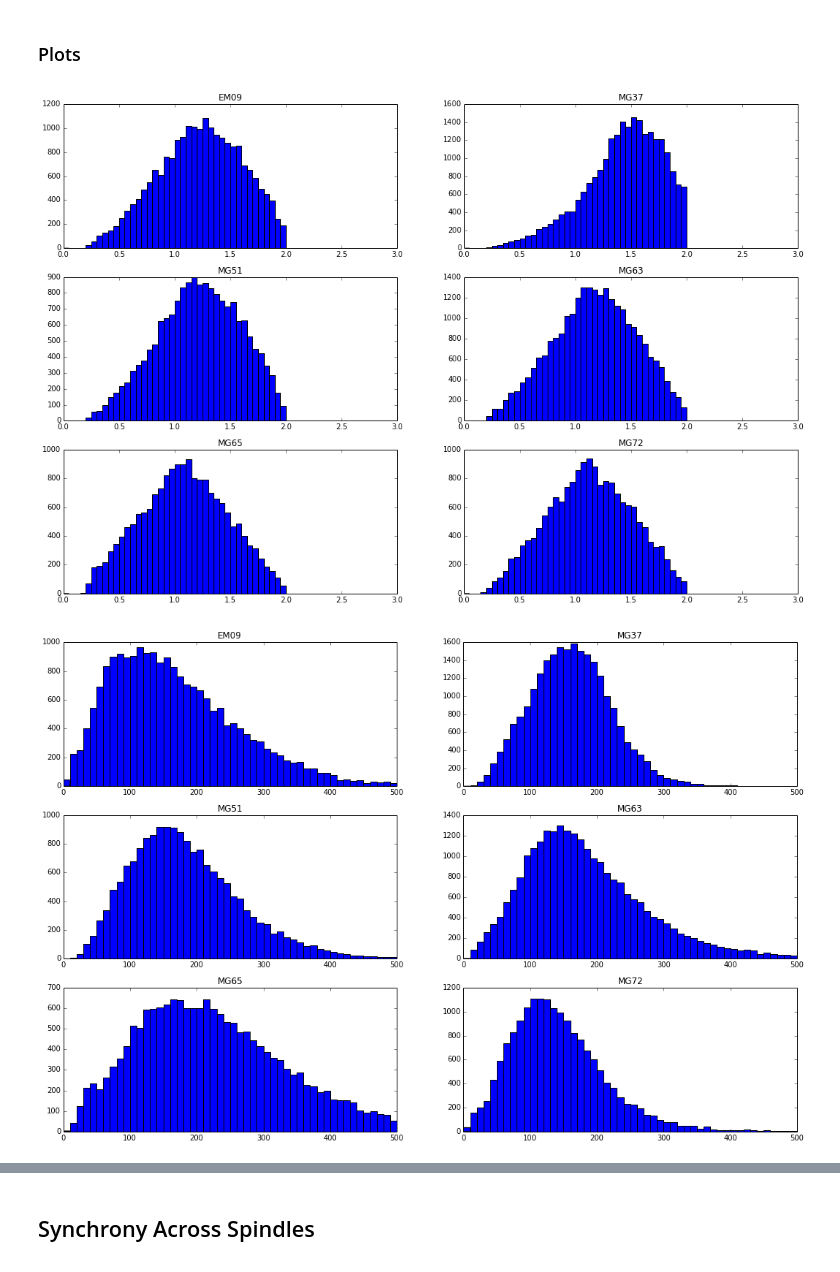
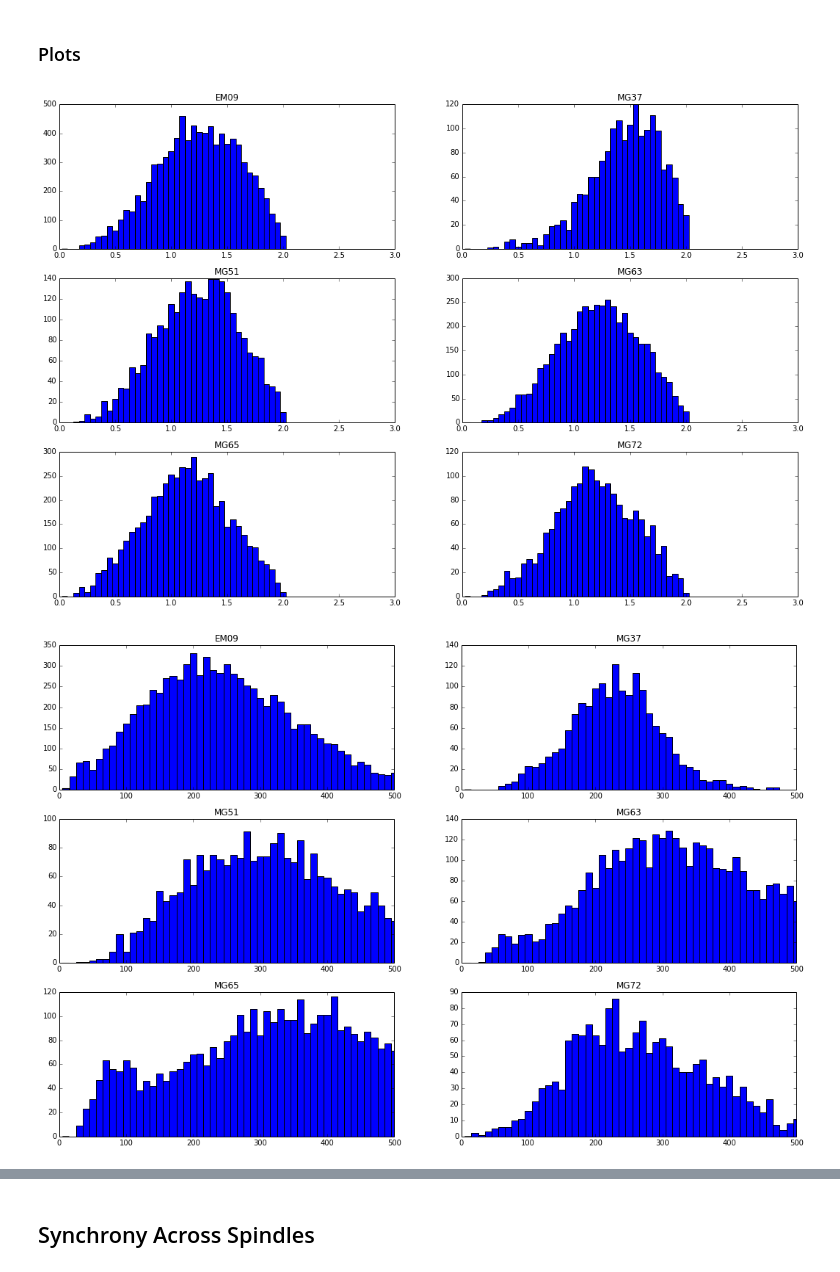
Before and after one commit to gpiantoni/spgr, a Jupyter notebook: main.ipynb, the cells around one changed output, grey strips where cells are left out. Drawn from its saved outputs; the diff is of its cells as text; code cells hidden in the pictures.

Commit message:
use wide interval in frequency to detect spindles. Some patients have a nice trough at 10 and 11 Hz

```diff
--- a/main.ipynb
+++ b/main.ipynb
@@ -47,12 +47,13 @@ lg.setLevel(INFO)
 # %%
 from phypno.detect import DetectSpindle
 
-detsp = DetectSpindle(frequency=(11, 18),
+detsp = DetectSpindle(frequency=(7, 23),
                       method='hilbert',
-                      threshold='maxima', threshold_options={'peak_width': 3, 'select_width': 1},
-                      criteria={'peak_in_fft': {'length': 1, 'dryrun': True}}
+                      threshold='maxima', threshold_options={'peak_width': 4, 'select_width': 1},
+                      criteria={'peak_in_fft': {'length': 1, 'dryrun': False}}
                       )
 
+#                      method='hilbert',
 #                      criteria={'duration': (0.5, 2), 'peak_in_fft': {'length': 1}}
 #                      threshold='relative', threshold_options={'detection_value': 3, 'selection_value': 1},
 # %% [markdown]
@@ -133,23 +134,23 @@ x_lim = (0, 3)
 
 for ax, spindles, subj in zip(subp.flatten(), all_spindles, all_subj):
     dur = [x['end_time'] - x['start_time'] for x in spindles]
-    ax.hist(dur, range=x_lim, bins=x_lim[1] * 20 )
+    ax.hist(dur, range=x_lim, bins=x_lim[1] * 20, align='right')
     ax.set_title(subj)
     ax.set_xlim(x_lim)
 # %% [output]
-[figure, old version]
+[figure, new version]
 # %%
 f, subp = subplots(3, 2, figsize=(18, 12))
 
 x_lim = (0, 500)
 
 for ax, spindles, subj in zip(subp.flatten(), all_spindles, all_subj):
     auc = [x['area_under_curve'] for x in spindles]
-    ax.hist(auc, range=x_lim, bins=50)
+    ax.hist(auc, range=x_lim, bins=50, align='right')
     ax.set_title(subj)
     ax.set_xlim(x_lim)
 # %% [output]
-[figure, old version]
+[figure, new version]
 # %%
 f, subp = subplots(3, 2, figsize=(18, 10))
 
```
Also changed, not shown: parts of 7 cells of this notebook.
